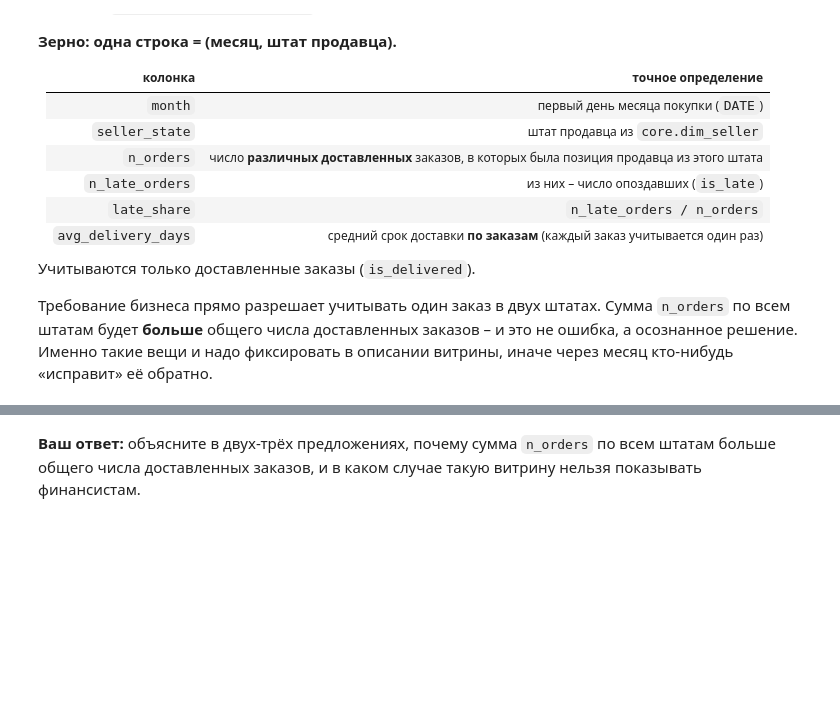
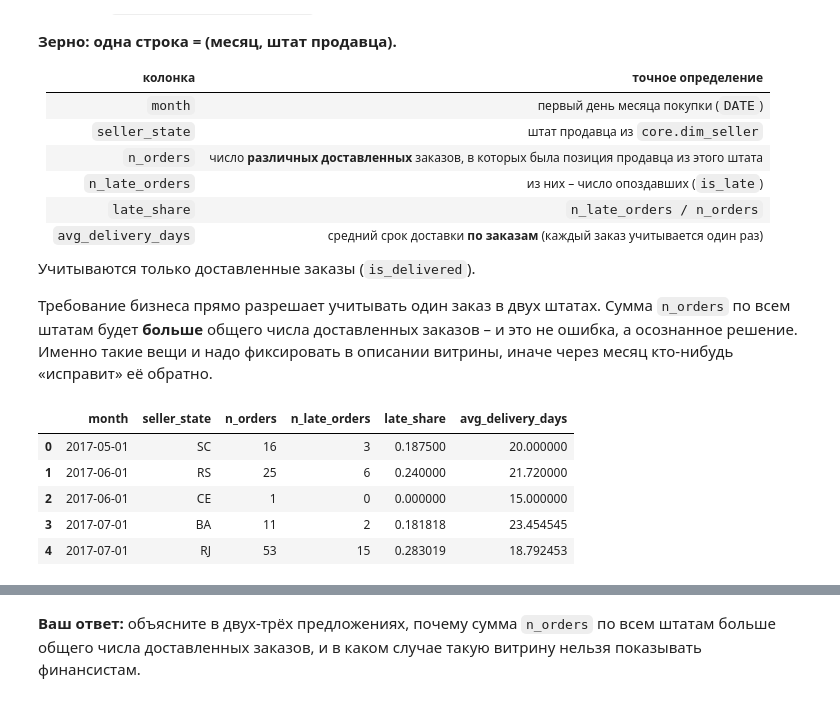
Before and after one commit to ilichppshka/AI-Data-Engineering, a Jupyter notebook: notebooks/04_dwh_modeling.ipynb, the cells around one changed output, grey strips where cells are left out. Saved outputs shown, nothing was run; the diff lists cells and outputs as text; code cells hidden in the pictures; blank space fills up the shorter version.

```diff
--- a/notebooks/04_dwh_modeling.ipynb
+++ b/notebooks/04_dwh_modeling.ipynb
@@ -497,11 +608,36 @@ check_task_2(con)
 # %%
 sql_mart2 = """
 CREATE OR REPLACE TABLE mart.mart_seller_delivery AS
--- TODO: ваш запрос
-SELECT 1
+WITH orders_by_state AS (
+    SELECT DISTINCT
+        CAST(date_trunc('month', f.order_date) AS DATE) AS month,
+        s.seller_state,
+        f.order_id,
+        f.is_late,
+        f.delivery_days
+    FROM core.fact_order_items AS f
+    JOIN core.dim_seller AS s USING (seller_id)
+    WHERE f.is_delivered
+)
+SELECT
+    month,
+    seller_state,
+    COUNT(*) AS n_orders,
+    COUNT(*) FILTER (WHERE is_late) AS n_late_orders,
+    COUNT(*) FILTER (WHERE is_late) / COUNT(*) AS late_share,
+    AVG(delivery_days) AS avg_delivery_days
+FROM orders_by_state
+GROUP BY month, seller_state
 """
 
 con.execute(sql_mart2)
 con.execute("SELECT * FROM mart.mart_seller_delivery LIMIT 5").df()
+# %% [output]
+|  | month | seller_state | n_orders | n_late_orders | late_share | avg_delivery_days |
+| 0 | 2017-05-01 | SC | 16 | 3 | 0.187500 | 20.000000 |
+| 1 | 2017-06-01 | RS | 25 | 6 | 0.240000 | 21.720000 |
+| 2 | 2017-06-01 | CE | 1 | 0 | 0.000000 | 15.000000 |
+| 3 | 2017-07-01 | BA | 11 | 2 | 0.181818 | 23.454545 |
+| 4 | 2017-07-01 | RJ | 53 | 15 | 0.283019 | 18.792453 |
 # %%
 check_task_3(con)
```
Also changed, not shown: parts of 17 cells of this notebook.
